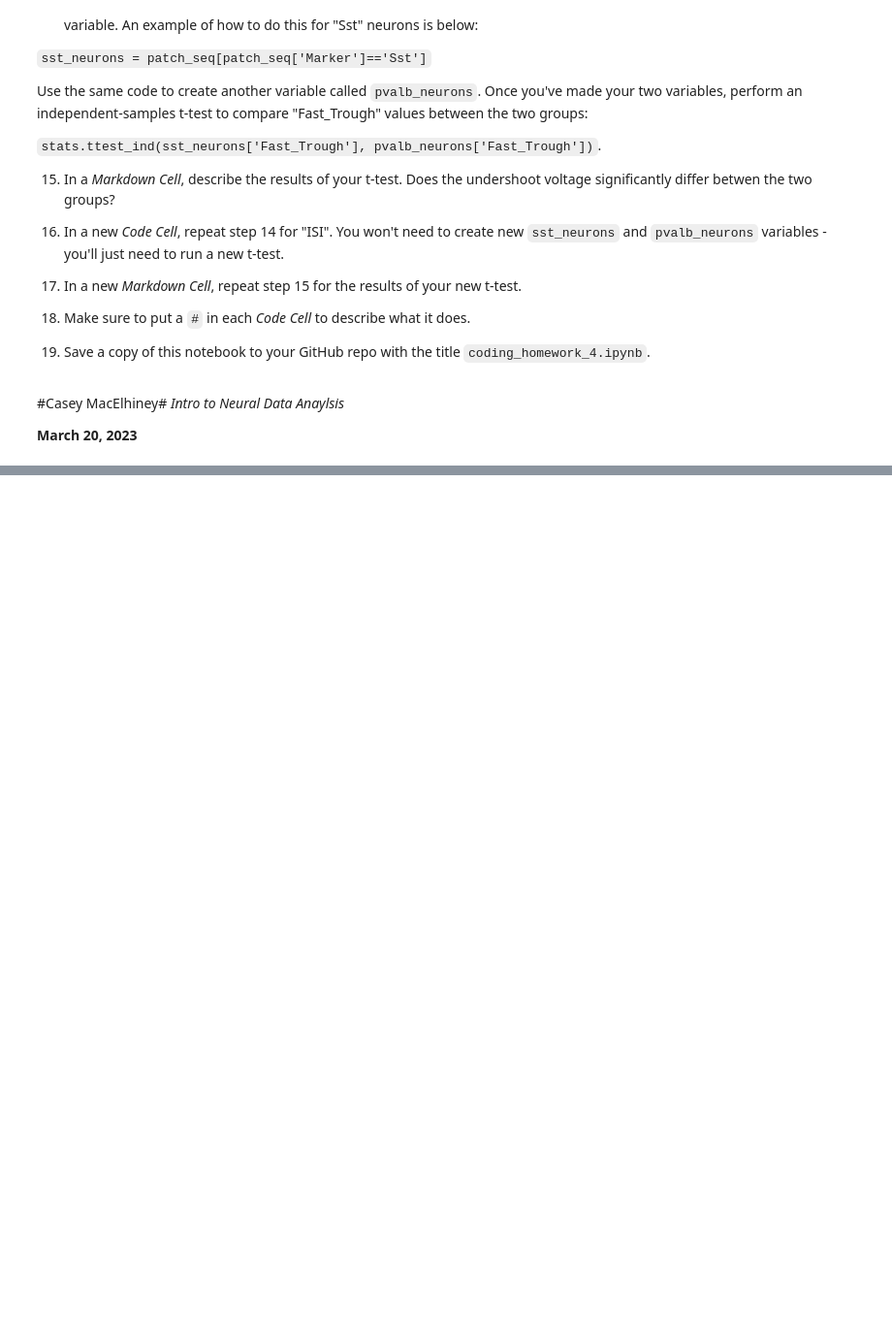
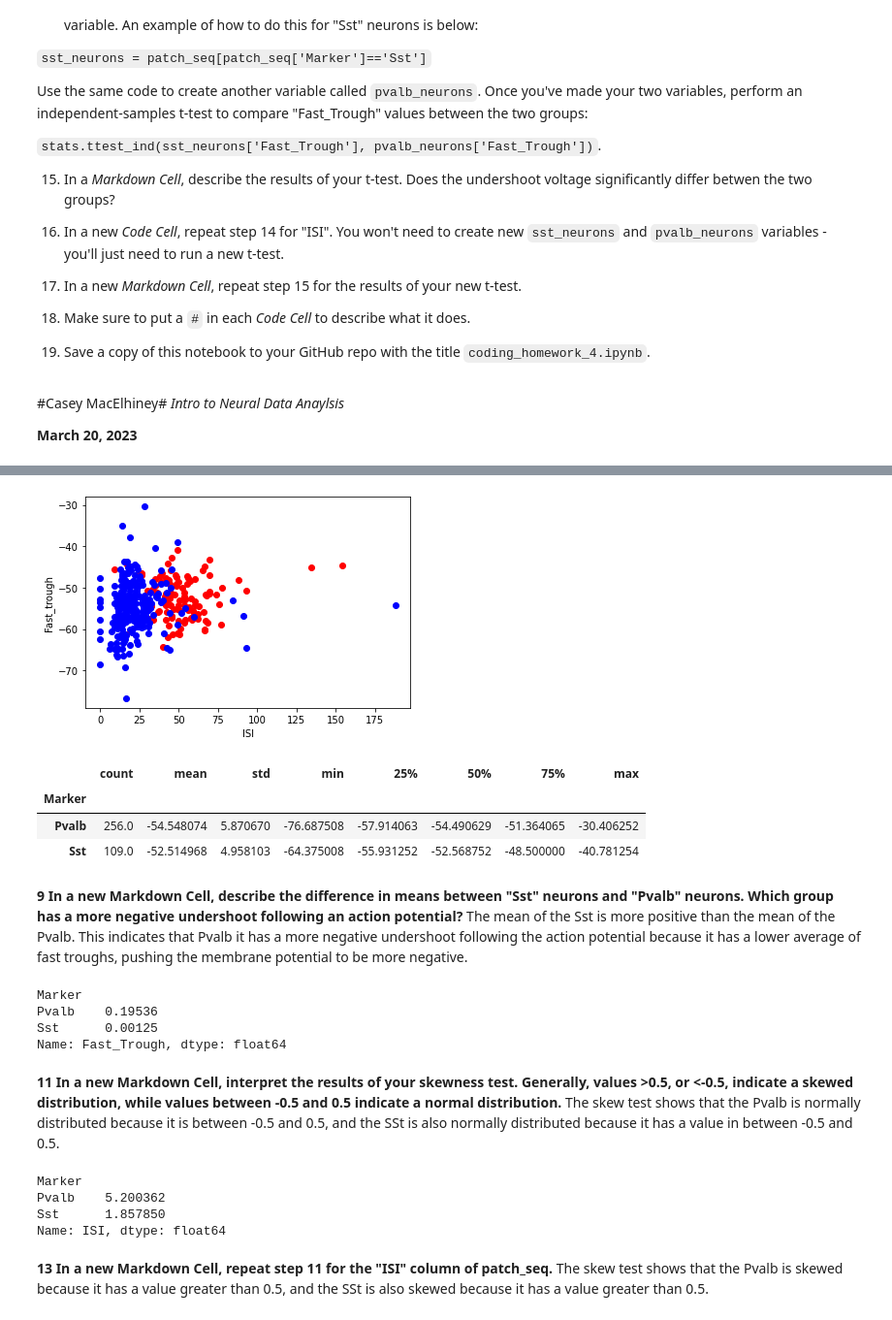
Before and after one commit to caseymacelhiney/neuro265, a Jupyter notebook: coding_homework_4.ipynb, the cells around one changed output, grey strips where cells are left out. Shown: that part at 97% size. Drawn from its saved outputs; the diff is of its cells as text; code cells hidden in the pictures; blank space fills up the shorter version.

```diff
--- a/coding_homework_4.ipynb
+++ b/coding_homework_4.ipynb
@@ -91,0 +93,14 @@ NameError: ignored
+# %%
+#6 In a new Code Cell, use a for loop to make a scatter plot of the "ISI" (on the x-axis) and "Fast_Trough" (on the y-axis)
+#values in your patch_seq dataframe. Your loop should make data points from "Sst" neurons red, and data points from "Pvalb" neurons blue.
+patch_length = len(patch_seq)
+
+for i in range(patch_length):
+  if patch_seq.iloc[i,2] == 'Sst':
+    plt.scatter(patch_seq.iloc[i,0],patch_seq.iloc[i,1],color = "red")
+  if patch_seq.iloc[i,2] == 'Pvalb':
+    plt.scatter(patch_seq.iloc[i,0],patch_seq.iloc[i,1],color = "blue")
+    plt.xlabel('ISI')
+    plt.ylabel('Fast_trough')
+# %% [output]
+[figure, added]
@@ -91,0 +120,35 @@ NameError: ignored
+# %%
+#8 In a new Code Cell, return the mean, standard deviation, and range of the "Fast_Trough" column for "Sst" neurons and "Pvalb" neurons.
+#You can do this with the pandas method describe, like so:
+patch_seq.groupby('Marker')['Fast_Trough'].describe()
+# %% [output]
+|  | count | mean | std | min | 25% | 50% | 75% | max |
+| Marker |  |  |  |  |  |  |  |  |
+| Pvalb | 256.0 | -54.548074 | 5.870670 | -76.687508 | -57.914063 | -54.490629 | -51.364065 | -30.406252 |
+| Sst | 109.0 | -52.514968 | 4.958103 | -64.375008 | -55.931252 | -52.568752 | -48.500000 | -40.781254 |
+# %% [markdown]
+__9 In a new Markdown Cell, describe the difference in means between "Sst" neurons and "Pvalb" neurons. Which group has a more negative undershoot following an action potential?__
+The mean of the Sst is more positive than the mean of the Pvalb. This indicates that Pvalb it has a more negative undershoot following the action potential because it has a lower average of fast troughs, pushing the membrane potential to be more negative.
+# %%
+#10 In a new Code Cell, return the skewness of the "Fast_Trough" column for "Sst" neurons and "Pvalb" neurons.
+#You can do this with the pandas method skew (follow the syntax in step 8 to apply this method to patch_seq).
+patch_seq.groupby('Marker')['Fast_Trough'].skew()
+# %% [output]
+Marker
+Pvalb    0.19536
+Sst      0.00125
+Name: Fast_Trough, dtype: float64
+# %% [markdown]
+__11 In a new Markdown Cell, interpret the results of your skewness test. Generally, values >0.5, or <-0.5, indicate a skewed distribution, while values between -0.5 and 0.5 indicate a normal distribution.__
+The skew test shows that the Pvalb is normally distributed because it is between -0.5 and 0.5, and the SSt is also normally distributed because it has a value in between -0.5 and 0.5.
+# %%
+#12 In a new Code Cell, repeat step 10 for the "ISI" column of patch_seq.
+patch_seq.groupby('Marker')['ISI'].skew()
+# %% [output]
+Marker
+Pvalb    5.200362
+Sst      1.857850
+Name: ISI, dtype: float64
+# %% [markdown]
+__13 In a new Markdown Cell, repeat step 11 for the "ISI" column of patch_seq.__
+The skew test shows that the Pvalb is skewed because it has a value greater than 0.5, and the SSt is also skewed because it has a value greater than 0.5.
```
Also changed, not shown: parts of 10 cells of this notebook.
